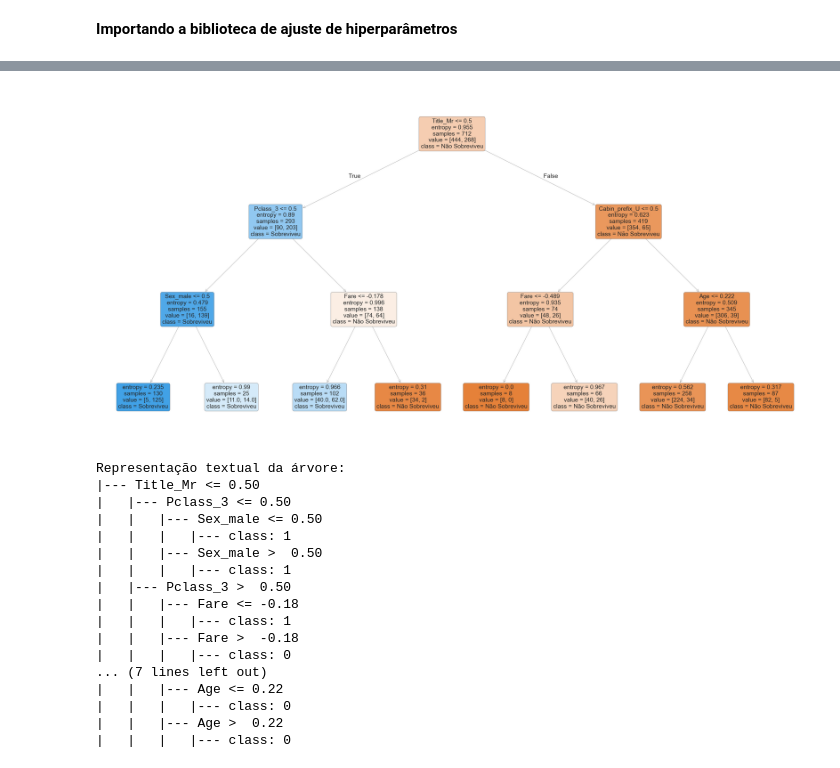
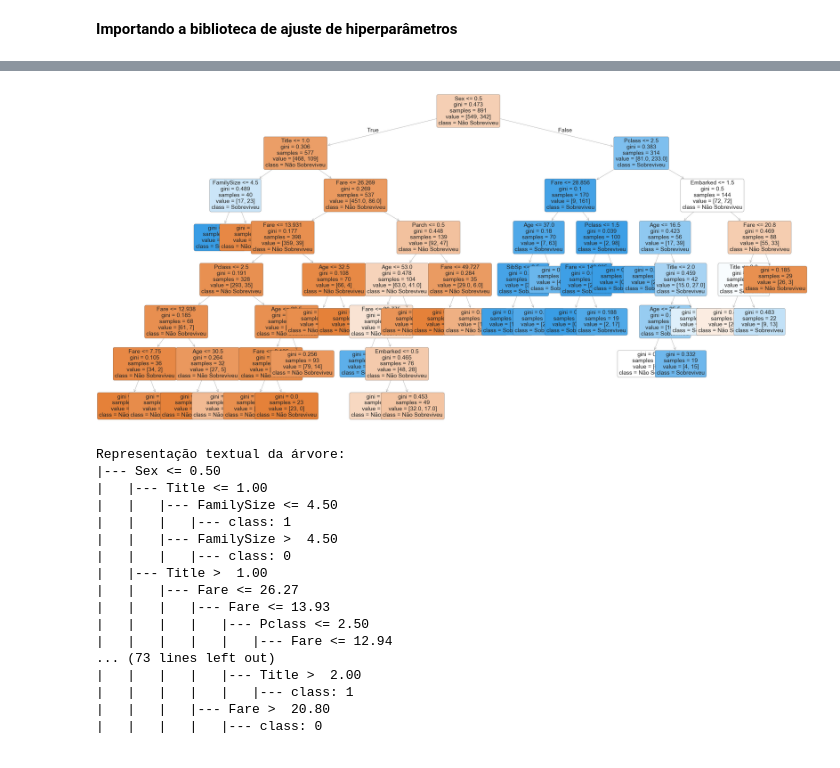
Before and after one commit to joaodest/inteligencia-artificial, a Jupyter notebook: Lista 2/DecisionTree_com_gridsearch.ipynb, the cells around one changed output, grey strips where cells are left out. Drawn from its saved outputs; the diff is of its cells as text; code cells hidden in the pictures.

```diff
--- a/Lista 2/DecisionTree_com_gridsearch.ipynb
+++ b/Lista 2/DecisionTree_com_gridsearch.ipynb
@@ -23,2 +27,3 @@ X_teste = pd.read_csv(r'C:\Users\João\Documents\source\4o-periodo\inteligencia-
 # %%
-y_treino = y_treino['Survived'].values
+y_treino = y_treino.values.ravel()
+y_teste = y_teste.values.ravel()
@@ -68,2 +112,0 @@ modelo = DecisionTreeClassifier(
-# %%
-modelo.fit(X_treino, y_treino)
@@ -73,10 +112,0 @@ DecisionTreeClassifier(criterion='entropy', max_depth=3, min_samples_leaf=2,
-# %%
-modelo = DecisionTreeClassifier(
-    criterion='entropy',       # Pode ser 'gini' ou 'entropy'
-    max_depth=3,            # Profundidade máxima da árvore
-    max_features= 0.8,
-    min_samples_leaf=6,     # Número mínimo de amostras em uma folha
-    min_samples_split=2,   # Número mínimo de amostras para dividir um nó
-    random_state=42         # Para reprodutibilidade
-)
-modelo.fit(X_treino, y_treino)
@@ -89,0 +119,11 @@ DecisionTreeClassifier(criterion='entropy', max_depth=3, max_features=0.8,
+# %%
+dt_best = DecisionTreeClassifier(**dt_search.best_params_, random_state=42)
+dt_best.fit(X_treino, y_treino)
+dt_pred = dt_best.predict(X_teste)
+dt_accuracy = accuracy_score(y_teste, dt_pred)
+dt_f1 = f1_score(y_teste, dt_pred)
+
+print("\nDesempenho da Árvore de Decisão:")
+print(f"Acurácia: {dt_accuracy:.4f}")
+print(f"F1-Score: {dt_f1:.4f}")
+print(classification_report(y_teste, dt_pred))
@@ -143,47 +173,47 @@ weighted avg       0.80      0.80      0.80       179
 # %%
 import matplotlib.pyplot as plt
 from sklearn import tree
 import graphviz
 
 # Método 1: Visualização básica com matplotlib (mais legível)
 plt.figure(figsize=(30, 15))
 tree.plot_tree(
-    modelo,
+    dt_best,
     feature_names=X_treino.columns,
     class_names= ['Não Sobreviveu', 'Sobreviveu'],
     filled=True,
     rounded=True,
     fontsize=14  # Aumentei o tamanho da fonte
 )
 plt.savefig(r'C:\Users\João\Documents\source\4o-periodo\inteligencia-artificial\Lista 2\output\arvore_decisao_titanic.png',
             dpi=300,
             bbox_inches='tight',
             pad_inches=0.5)
 plt.show()
 # %% [output]
-[figure, old version]
+[figure, new version]
 # %%
 # Para uma visualização mais compacta (opcional)
 from sklearn.tree import export_text
-texto_arvore = export_text(modelo, feature_names=list(X_treino.columns))
+texto_arvore = export_text(dt_best, feature_names=list(X_treino.columns))
 print("\nRepresentação textual da árvore:")
 print(texto_arvore)
 # %% [output]
 Representação textual da árvore:
-|--- Title_Mr <= 0.50
-|   |--- Pclass_3 <= 0.50
-|   |   |--- Sex_male <= 0.50
+|--- Sex <= 0.50
+|   |--- Title <= 1.00
+|   |   |--- FamilySize <= 4.50
 |   |   |   |--- class: 1
-|   |   |--- Sex_male >  0.50
-|   |   |   |--- class: 1
-|   |--- Pclass_3 >  0.50
-|   |   |--- Fare <= -0.18
-|   |   |   |--- class: 1
-|   |   |--- Fare >  -0.18
+|   |   |--- FamilySize >  4.50
 |   |   |   |--- class: 0
-... (7 lines left out)
-|   |   |--- Age <= 0.22
-|   |   |   |--- class: 0
-|   |   |--- Age >  0.22
-|   |   |   |--- class: 0
+|   |--- Title >  1.00
+|   |   |--- Fare <= 26.27
+|   |   |   |--- Fare <= 13.93
+|   |   |   |   |--- Pclass <= 2.50
+|   |   |   |   |   |--- Fare <= 12.94
+... (73 lines left out)
+|   |   |   |   |--- Title >  2.00
+|   |   |   |   |   |--- class: 1
+|   |   |   |--- Fare >  20.80
+|   |   |   |   |--- class: 0
 # %%
```
Also changed, not shown: parts of 25 cells of this notebook, 5 other files.
